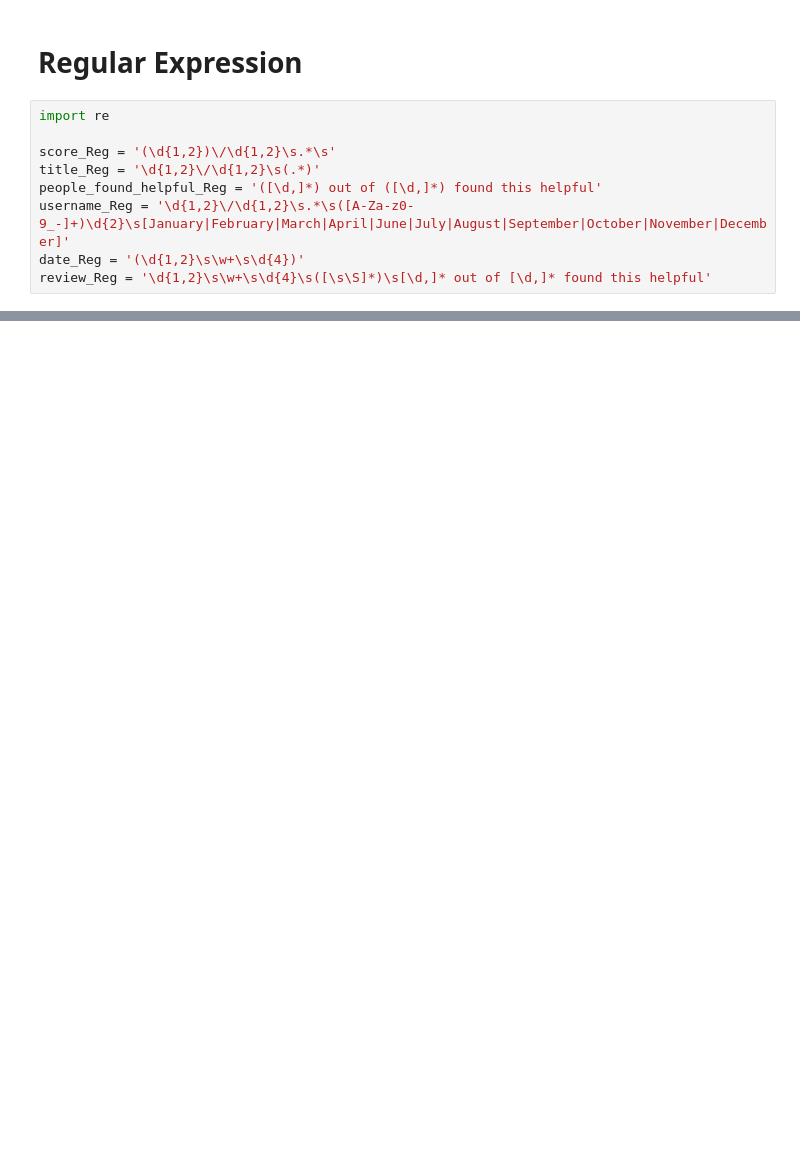
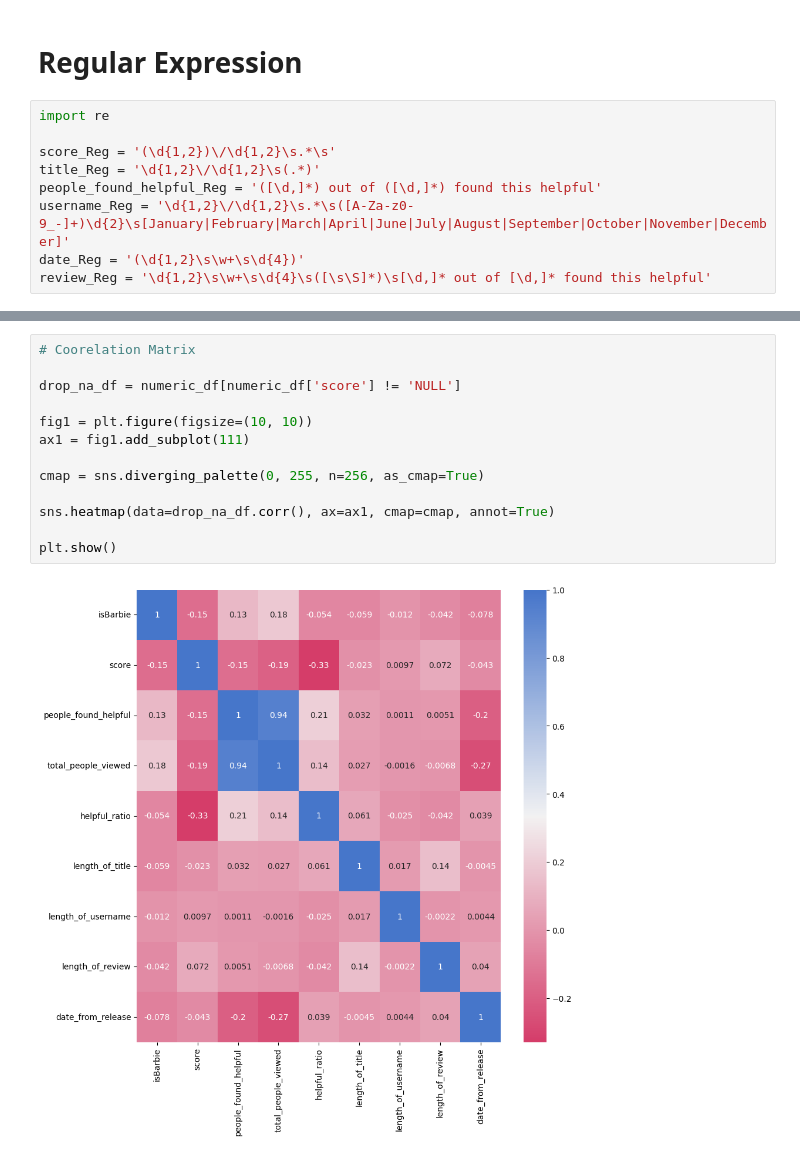
Before and after one commit to upmorgan/ECS171_GroupProject, a Jupyter notebook: cleaninggarbage.ipynb, the cells around one changed output, grey strips where cells are left out. Drawn from its saved outputs; the diff is of its cells as text; blank space fills up the shorter version.

```diff
--- a/cleaninggarbage.ipynb
+++ b/cleaninggarbage.ipynb
@@ -121,0 +156,15 @@ See the caveats in the documentation: https://pandas.pydata.org/pandas-docs/stab
+# %%
+# Coorelation Matrix
+
+drop_na_df = numeric_df[numeric_df['score'] != 'NULL']
+
+fig1 = plt.figure(figsize=(10, 10))
+ax1 = fig1.add_subplot(111)
+
+cmap = sns.diverging_palette(0, 255, n=256, as_cmap=True)
+
+sns.heatmap(data=drop_na_df.corr(), ax=ax1, cmap=cmap, annot=True)
+
+plt.show()
+# %% [output]
+[figure, added]
```
Also changed, not shown: parts of 18 cells of this notebook.
